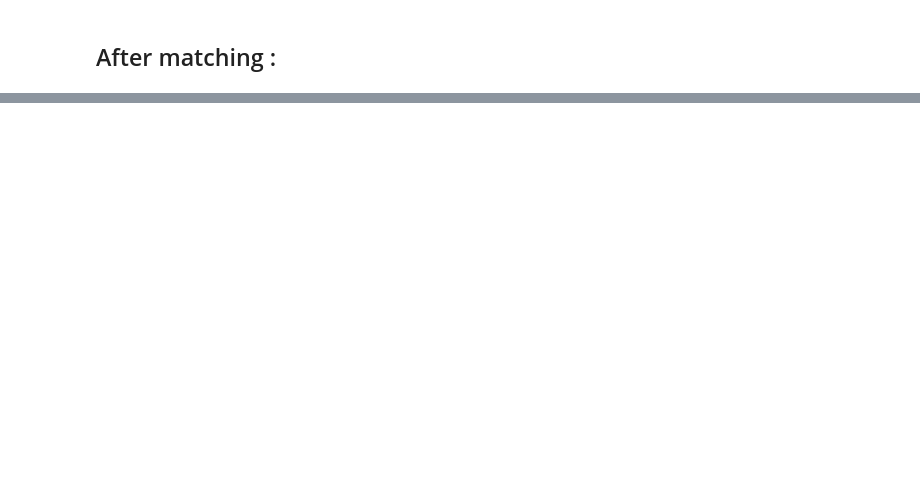
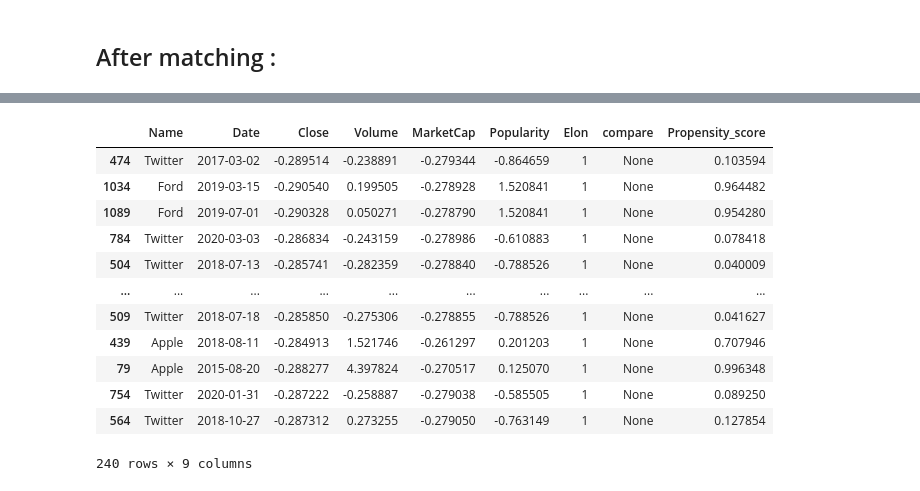
Before and after one commit to LobsterChampage/ada-2021-project-madagascar, a Jupyter notebook: Observational study.ipynb, the cells around one changed output, grey strips where cells are left out. Cells and saved outputs as stored; diff of their text form; code cells hidden in the pictures; blank space fills up the shorter version.

```diff
--- a/Observational study.ipynb
+++ b/Observational study.ipynb
@@ -231,0 +264,16 @@ balanced = data.iloc[matched]
+# %%
+treated
+# %% [output]
+|  | Name | Date | Close | Volume | MarketCap | Popularity | Elon | compare | Propensity_score |
+| 474 | Twitter | 2017-03-02 | -0.289514 | -0.238891 | -0.279344 | -0.864659 | 1 | None | 0.103594 |
+| 1034 | Ford | 2019-03-15 | -0.290540 | 0.199505 | -0.278928 | 1.520841 | 1 | None | 0.964482 |
+| 1089 | Ford | 2019-07-01 | -0.290328 | 0.050271 | -0.278790 | 1.520841 | 1 | None | 0.954280 |
+| 784 | Twitter | 2020-03-03 | -0.286834 | -0.243159 | -0.278986 | -0.610883 | 1 | None | 0.078418 |
+| 504 | Twitter | 2018-07-13 | -0.285741 | -0.282359 | -0.278840 | -0.788526 | 1 | None | 0.040009 |
+| ... | ... | ... | ... | ... | ... | ... | ... | ... | ... |
+| 509 | Twitter | 2018-07-18 | -0.285850 | -0.275306 | -0.278855 | -0.788526 | 1 | None | 0.041627 |
+| 439 | Apple | 2018-08-11 | -0.284913 | 1.521746 | -0.261297 | 0.201203 | 1 | None | 0.707946 |
+| 79 | Apple | 2015-08-20 | -0.288277 | 4.397824 | -0.270517 | 0.125070 | 1 | None | 0.996348 |
+| 754 | Twitter | 2020-01-31 | -0.287222 | -0.258887 | -0.279038 | -0.585505 | 1 | None | 0.089250 |
+| 564 | Twitter | 2018-10-27 | -0.287312 | 0.273255 | -0.279050 | -0.763149 | 1 | None | 0.127854 |
+240 rows × 9 columns
```
Also changed, not shown: parts of 31 cells of this notebook.
